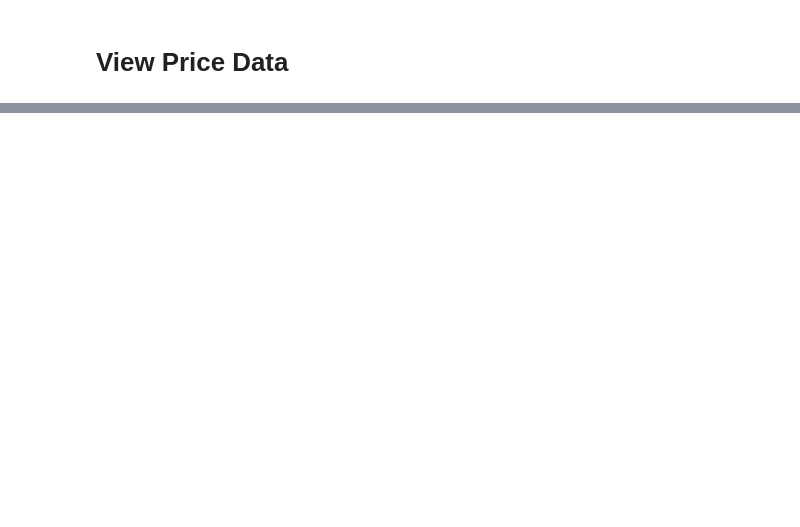
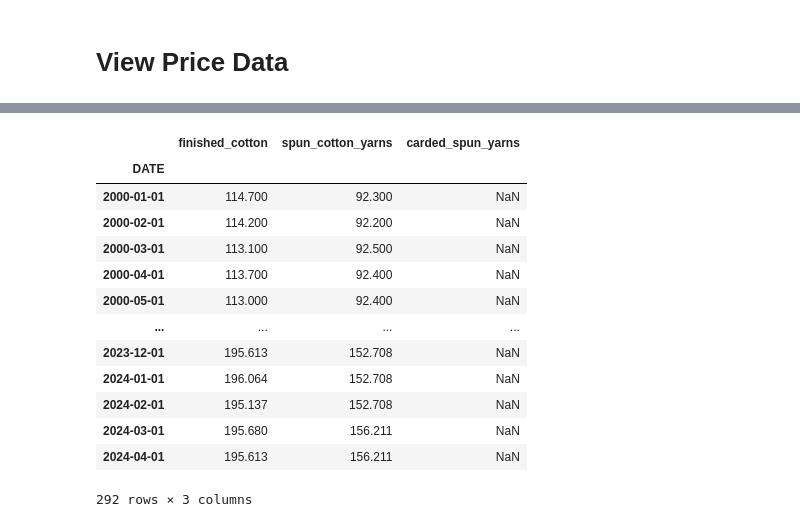
Before and after one commit to zayansalman/cotton-market-intelligence, a Jupyter notebook: cmi_mt_daily.ipynb, the cells around one changed output, grey strips where cells are left out. Saved outputs shown, nothing was run; the diff lists cells and outputs as text; code cells hidden in the pictures; blank space fills up the shorter version.

```diff
--- a/cmi_mt_daily.ipynb
+++ b/cmi_mt_daily.ipynb
@@ -57,0 +67,2 @@ cotton_df
+# %%
+cotton_df['$/lbs'] = pd.to_numeric(cotton_df['$/lbs'])
@@ -57,0 +86,2 @@ cotton_df
+# %%
+cotton_df = cotton_df[['$/lbs']].loc[start_date:].dropna()
@@ -96,0 +126,17 @@ fig.show()
+# %%
+ppi_values_cotton
+# %% [output]
+|  | finished_cotton | spun_cotton_yarns | carded_spun_yarns |
+| DATE |  |  |  |
+| 2000-01-01 | 114.700 | 92.300 | NaN |
+| 2000-02-01 | 114.200 | 92.200 | NaN |
+| 2000-03-01 | 113.100 | 92.500 | NaN |
+| 2000-04-01 | 113.700 | 92.400 | NaN |
+| 2000-05-01 | 113.000 | 92.400 | NaN |
+| ... | ... | ... | ... |
+| 2023-12-01 | 195.613 | 152.708 | NaN |
+| 2024-01-01 | 196.064 | 152.708 | NaN |
+| 2024-02-01 | 195.137 | 152.708 | NaN |
+| 2024-03-01 | 195.680 | 156.211 | NaN |
+| 2024-04-01 | 195.613 | 156.211 | NaN |
+292 rows × 3 columns
```
Also changed, not shown: parts of 28 cells of this notebook, 1 other file.
